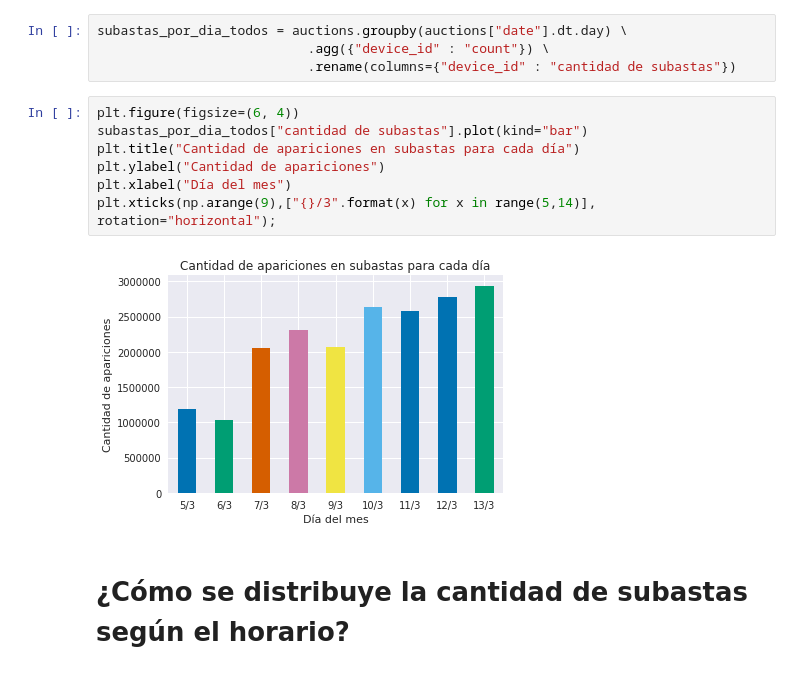
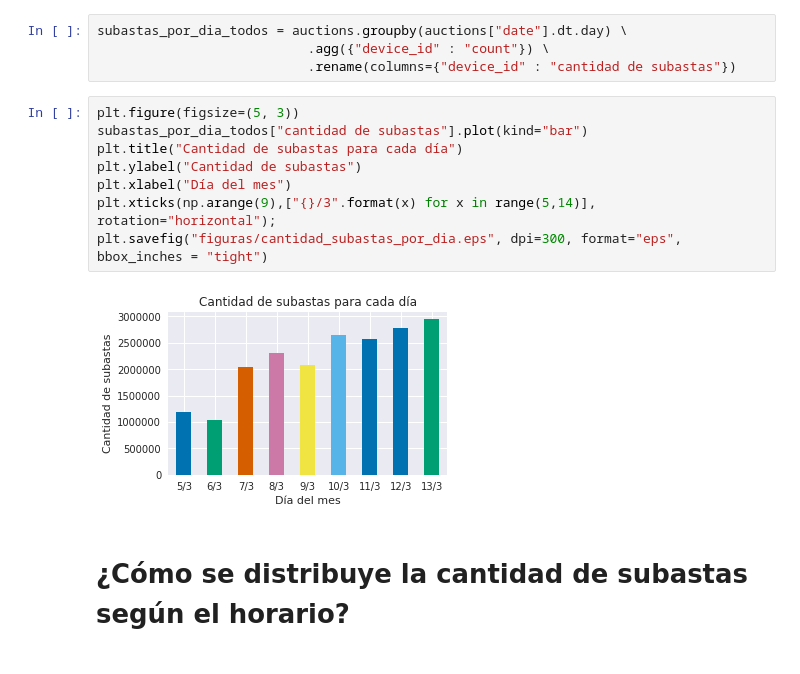
Before and after one commit to mateoicalvo/7506, a Jupyter notebook: tp1/analisis/auctions/auctions.ipynb, the cells around one changed output. Drawn from its saved outputs; the diff is of its cells as text.

```diff
--- a/tp1/analisis/auctions/auctions.ipynb
+++ b/tp1/analisis/auctions/auctions.ipynb
@@ -108,14 +146,15 @@ subastas_por_dia_todos = auctions.groupby(auctions["date"].dt.day) \
                            .agg({"device_id" : "count"}) \
                            .rename(columns={"device_id" : "cantidad de subastas"})
 # %%
-plt.figure(figsize=(6, 4))
+plt.figure(figsize=(5, 3))
 subastas_por_dia_todos["cantidad de subastas"].plot(kind="bar")
-plt.title("Cantidad de apariciones en subastas para cada día")
-plt.ylabel("Cantidad de apariciones")
+plt.title("Cantidad de subastas para cada día")
+plt.ylabel("Cantidad de subastas")
 plt.xlabel("Día del mes")
 plt.xticks(np.arange(9),["{}/3".format(x) for x in range(5,14)], rotation="horizontal");
+plt.savefig("figuras/cantidad_subastas_por_dia.eps", dpi=300, format="eps", bbox_inches = "tight")
 # %% [output]
-[figure, old version]
+[figure, new version]
 # %% [markdown]
 # ¿Cómo se distribuye la cantidad de subastas según el horario?
 # %%
```
Also changed, not shown: parts of 18 cells of this notebook.
